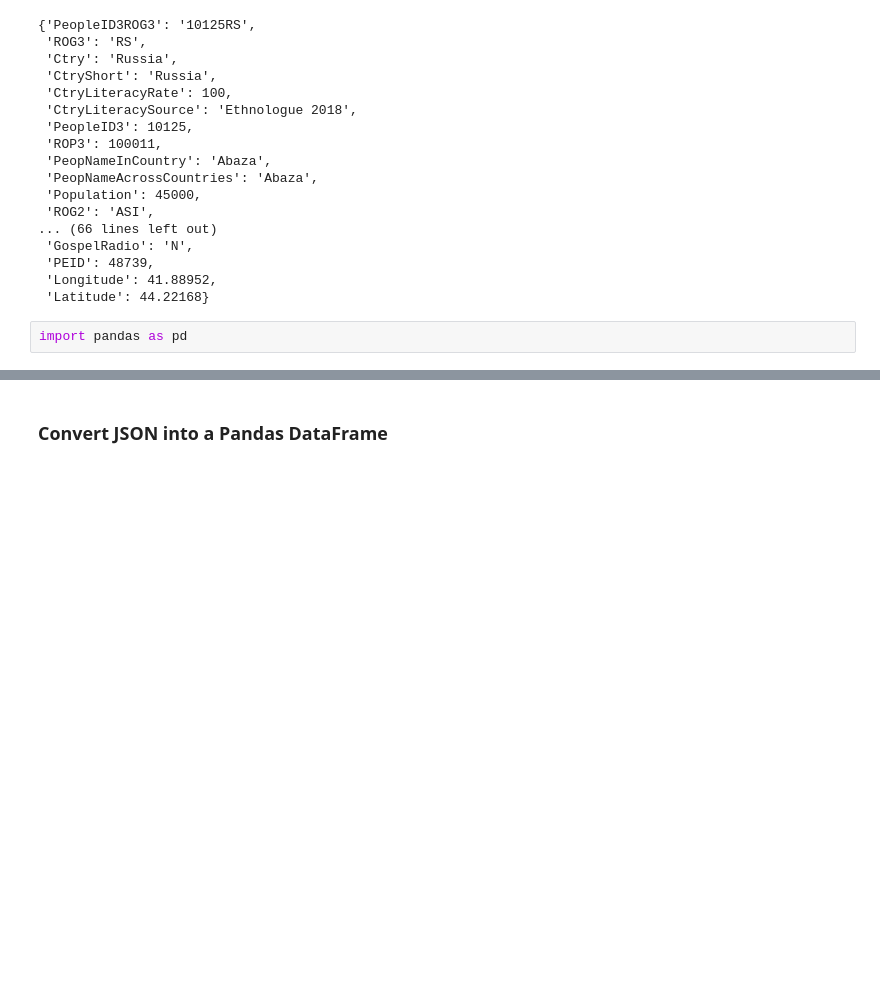
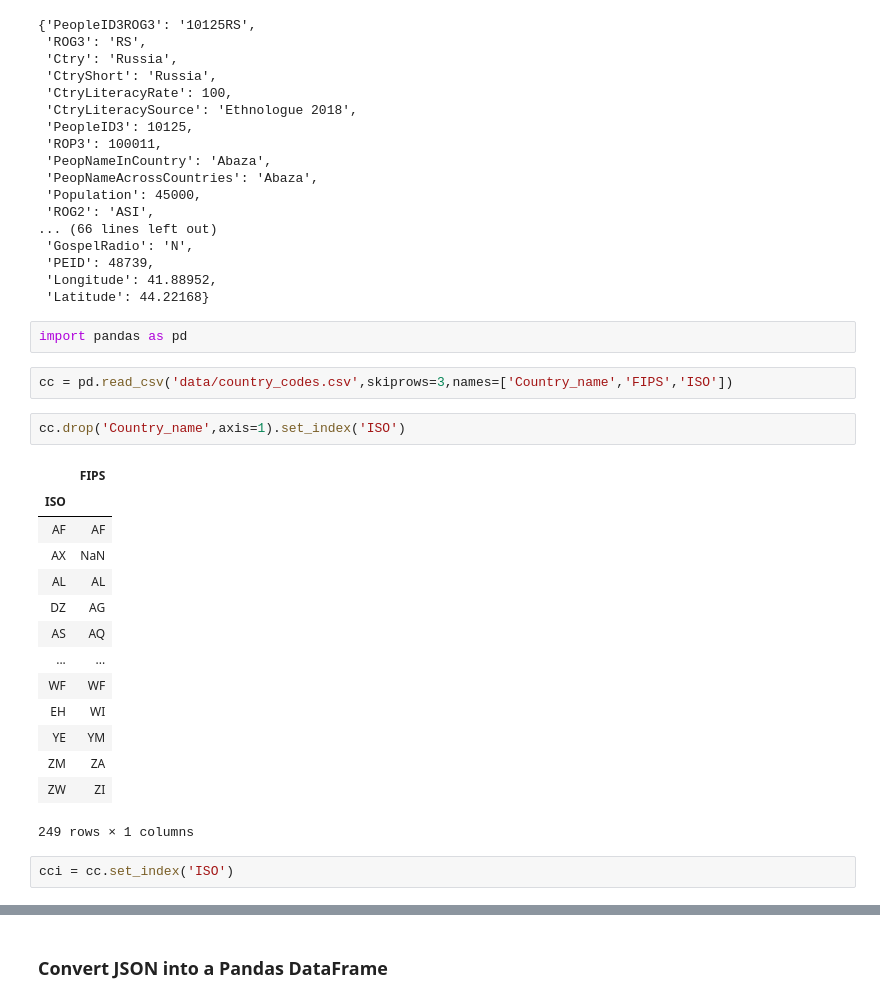
Before and after one commit to kdorichev/joshuaproject, a Jupyter notebook: 00_core.ipynb, the cells around one changed output, grey strips where cells are left out. Drawn from its saved outputs; the diff is of its cells as text; blank space fills up the shorter version.

Commit message:
Country codes

```diff
--- a/00_core.ipynb
+++ b/00_core.ipynb
@@ -152,3 +154,24 @@ resp_j['data'][0]
  'Latitude': 44.22168}
 # %%
 import pandas as pd
+# %%
+cc = pd.read_csv('data/country_codes.csv',skiprows=3,names=['Country_name','FIPS','ISO'])
+# %%
+cc.drop('Country_name',axis=1).set_index('ISO')
+# %% [output]
+|  | FIPS |
+| ISO |  |
+| AF | AF |
+| AX | NaN |
+| AL | AL |
+| DZ | AG |
+| AS | AQ |
+| ... | ... |
+| WF | WF |
+| EH | WI |
+| YE | YM |
+| ZM | ZA |
+| ZW | ZI |
+249 rows × 1 columns
+# %%
+cci = cc.set_index('ISO')
```
Also changed, not shown: parts of 3 cells of this notebook, 4 other files.
